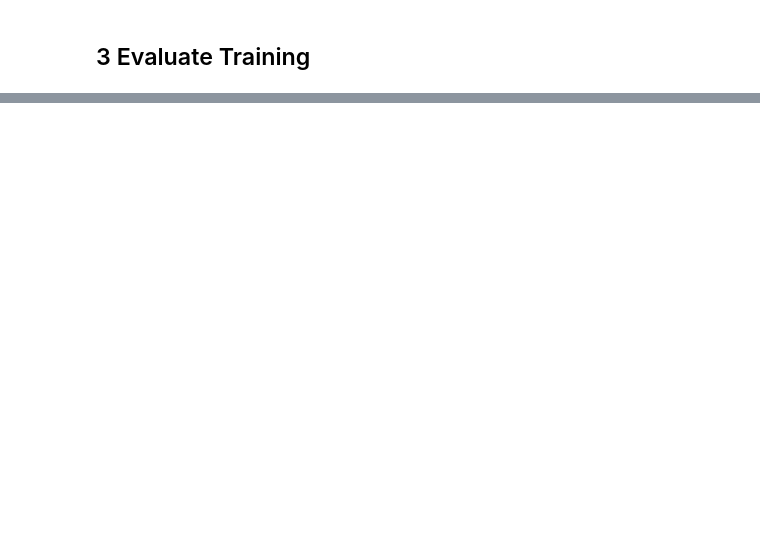
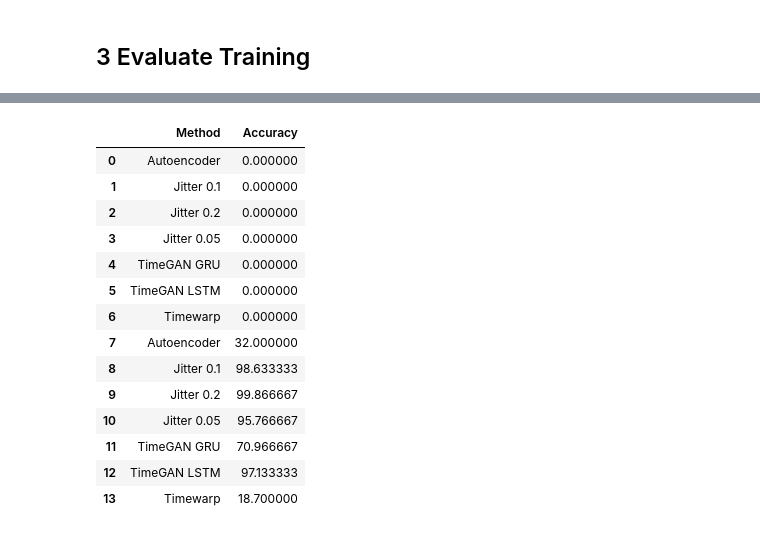
Before and after one commit to arneallwardt/time_series_data_augmentation, a Jupyter notebook: data_evaluation/discriminative/discriminative_model_training.ipynb, the cells around one changed output, grey strips where cells are left out. Saved outputs shown, nothing was run; the diff lists cells and outputs as text; code cells hidden in the pictures; blank space fills up the shorter version.

```diff
--- a/data_evaluation/discriminative/discriminative_model_training.ipynb
+++ b/data_evaluation/discriminative/discriminative_model_training.ipynb
@@ -243,3 +277,21 @@ plt.show()
+# %%
+results
+# %% [output]
+|  | Method | Accuracy |
+| 0 | Autoencoder | 0.000000 |
+| 1 | Jitter 0.1 | 0.000000 |
+| 2 | Jitter 0.2 | 0.000000 |
+| 3 | Jitter 0.05 | 0.000000 |
+| 4 | TimeGAN GRU | 0.000000 |
+| 5 | TimeGAN LSTM | 0.000000 |
+| 6 | Timewarp | 0.000000 |
+| 7 | Autoencoder | 32.000000 |
+| 8 | Jitter 0.1 | 98.633333 |
+| 9 | Jitter 0.2 | 99.866667 |
+| 10 | Jitter 0.05 | 95.766667 |
+| 11 | TimeGAN GRU | 70.966667 |
+| 12 | TimeGAN LSTM | 97.133333 |
+| 13 | Timewarp | 18.700000 |
 # %%
 results.to_csv(f'{MODEL}_results.csv', index=False)
 # %%
```
Also changed, not shown: parts of 7 cells of this notebook, 3 other files.
